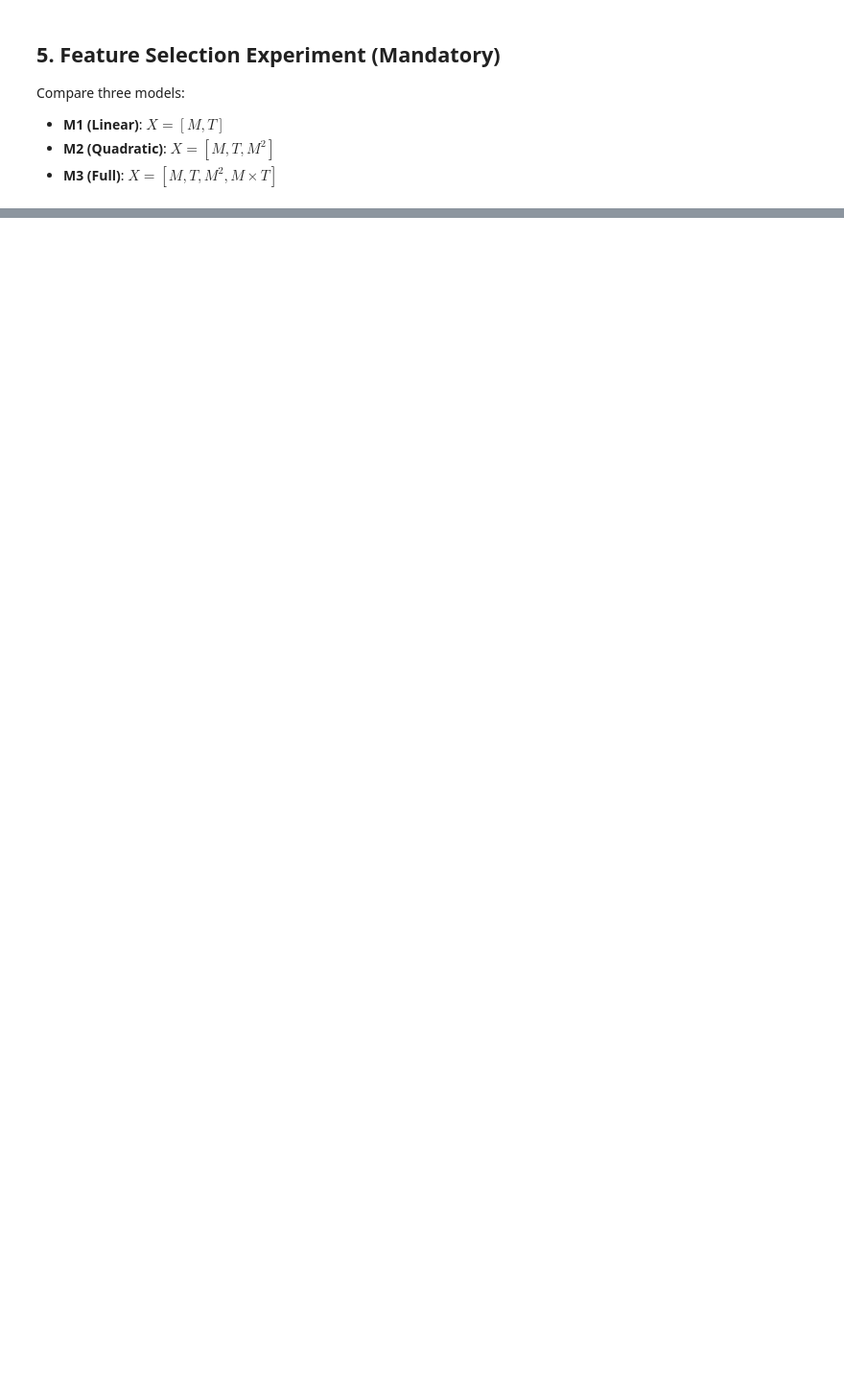
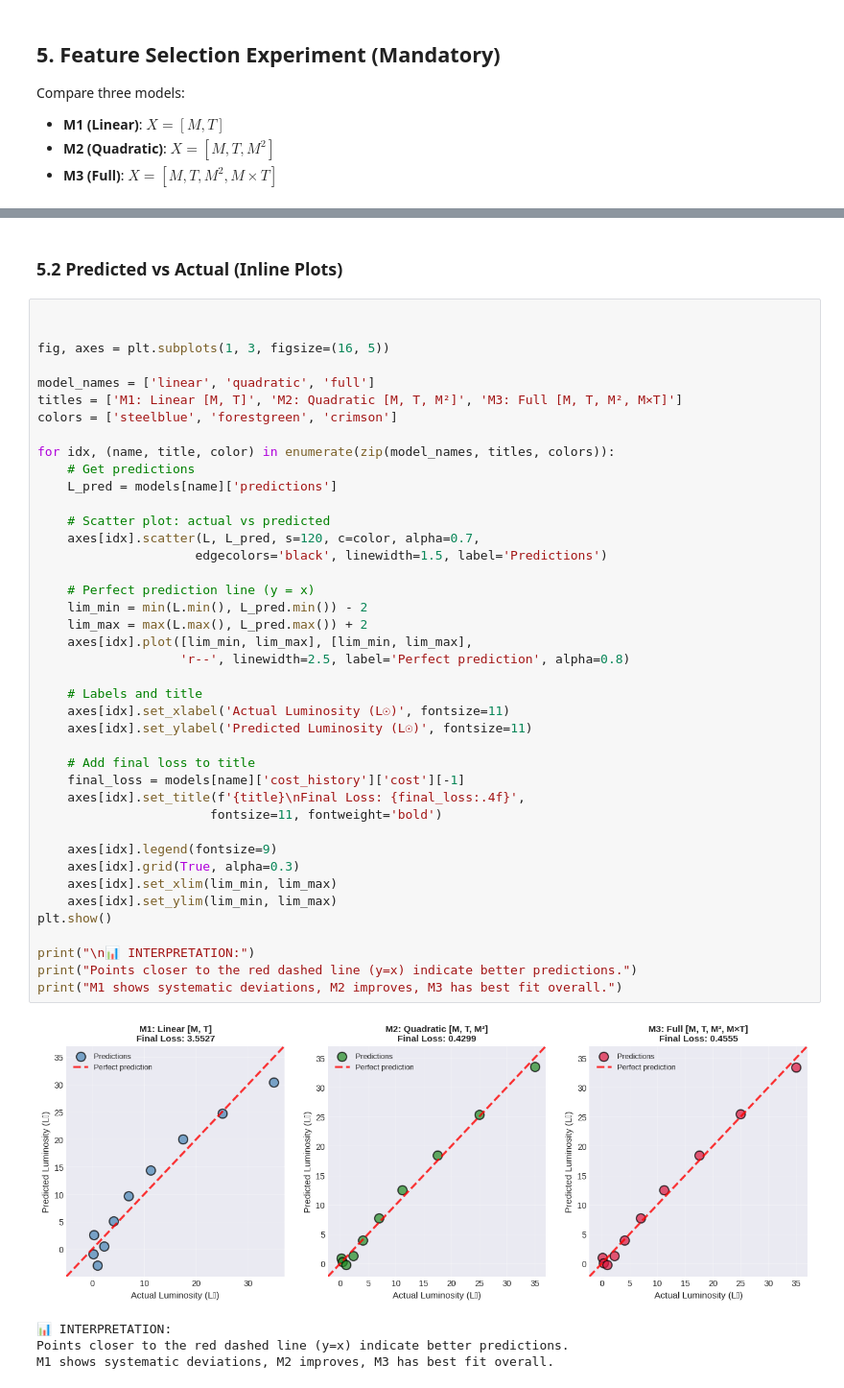
Before and after one commit to DASarria/regression-ai-infrastructure, a Jupyter notebook: 02_part2_polyreg.ipynb, the cells around one changed output, grey strips where cells are left out. Shown at 96% size. Saved outputs shown, nothing was run; the diff lists cells and outputs as text; blank space fills up the shorter version.

```diff
--- a/02_part2_polyreg.ipynb
+++ b/02_part2_polyreg.ipynb
@@ -490,0 +660,48 @@ Compare three models:
+# %% [markdown]
+### 5.2 Predicted vs Actual (Inline Plots)
+# %%
+
+
+fig, axes = plt.subplots(1, 3, figsize=(16, 5))
+
+model_names = ['linear', 'quadratic', 'full']
+titles = ['M1: Linear [M, T]', 'M2: Quadratic [M, T, M²]', 'M3: Full [M, T, M², M×T]']
+colors = ['steelblue', 'forestgreen', 'crimson']
+
+for idx, (name, title, color) in enumerate(zip(model_names, titles, colors)):
+    # Get predictions
+    L_pred = models[name]['predictions']
+
+    # Scatter plot: actual vs predicted
+    axes[idx].scatter(L, L_pred, s=120, c=color, alpha=0.7,
+                     edgecolors='black', linewidth=1.5, label='Predictions')
+
+    # Perfect prediction line (y = x)
+    lim_min = min(L.min(), L_pred.min()) - 2
+    lim_max = max(L.max(), L_pred.max()) + 2
+    axes[idx].plot([lim_min, lim_max], [lim_min, lim_max],
+                   'r--', linewidth=2.5, label='Perfect prediction', alpha=0.8)
+
+    # Labels and title
+    axes[idx].set_xlabel('Actual Luminosity (L☉)', fontsize=11)
+    axes[idx].set_ylabel('Predicted Luminosity (L☉)', fontsize=11)
+
+    # Add final loss to title
+    final_loss = models[name]['cost_history']['cost'][-1]
+    axes[idx].set_title(f'{title}\nFinal Loss: {final_loss:.4f}',
+                       fontsize=11, fontweight='bold')
+
+    axes[idx].legend(fontsize=9)
+    axes[idx].grid(True, alpha=0.3)
+    axes[idx].set_xlim(lim_min, lim_max)
+    axes[idx].set_ylim(lim_min, lim_max)
+plt.show()
+
+print("\n📊 INTERPRETATION:")
+print("Points closer to the red dashed line (y=x) indicate better predictions.")
+print("M1 shows systematic deviations, M2 improves, M3 has best fit overall.")
+# %% [output]
+[figure, added]
+📊 INTERPRETATION:
+Points closer to the red dashed line (y=x) indicate better predictions.
+M1 shows systematic deviations, M2 improves, M3 has best fit overall.
```
Also changed, not shown: parts of 17 cells of this notebook, 9 other files.
